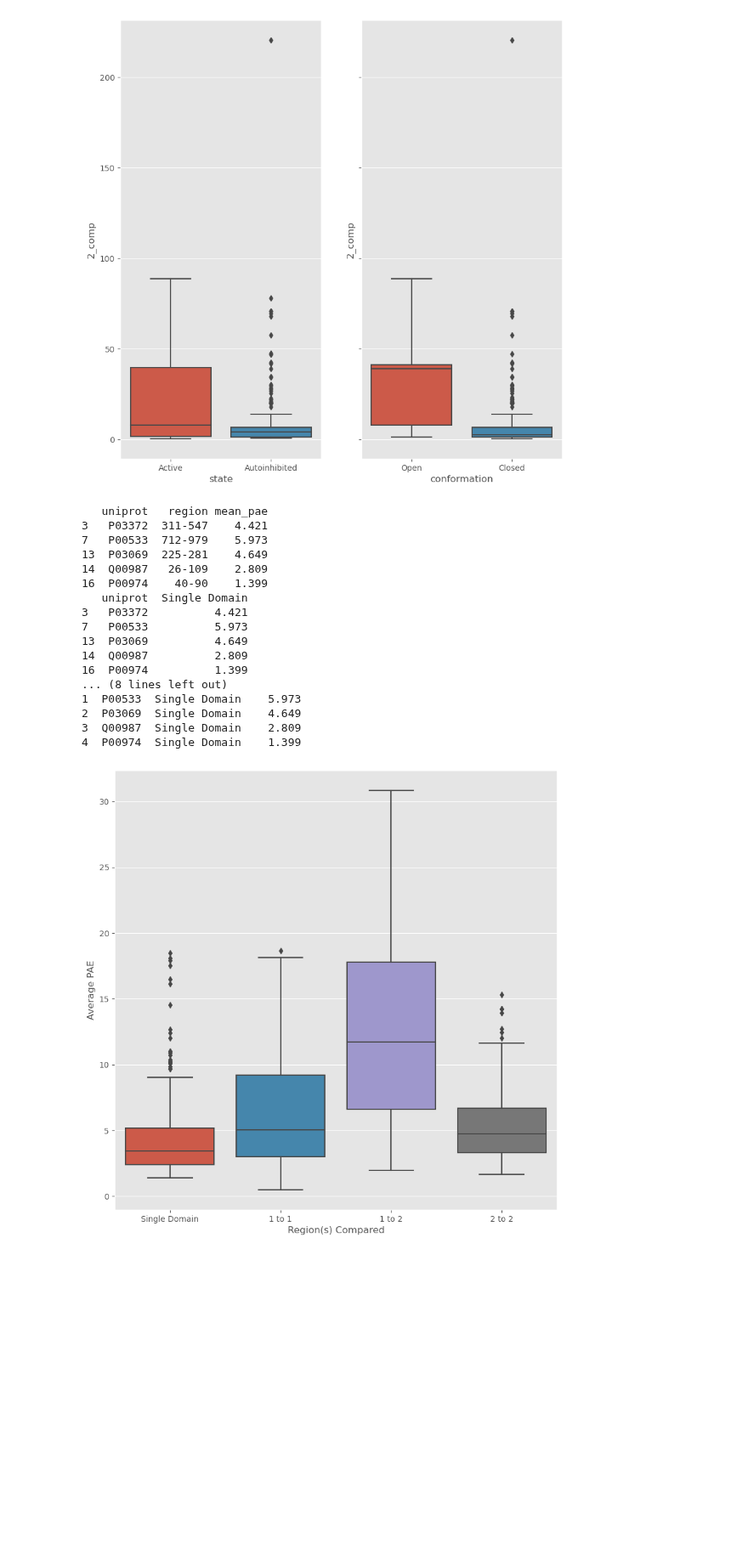
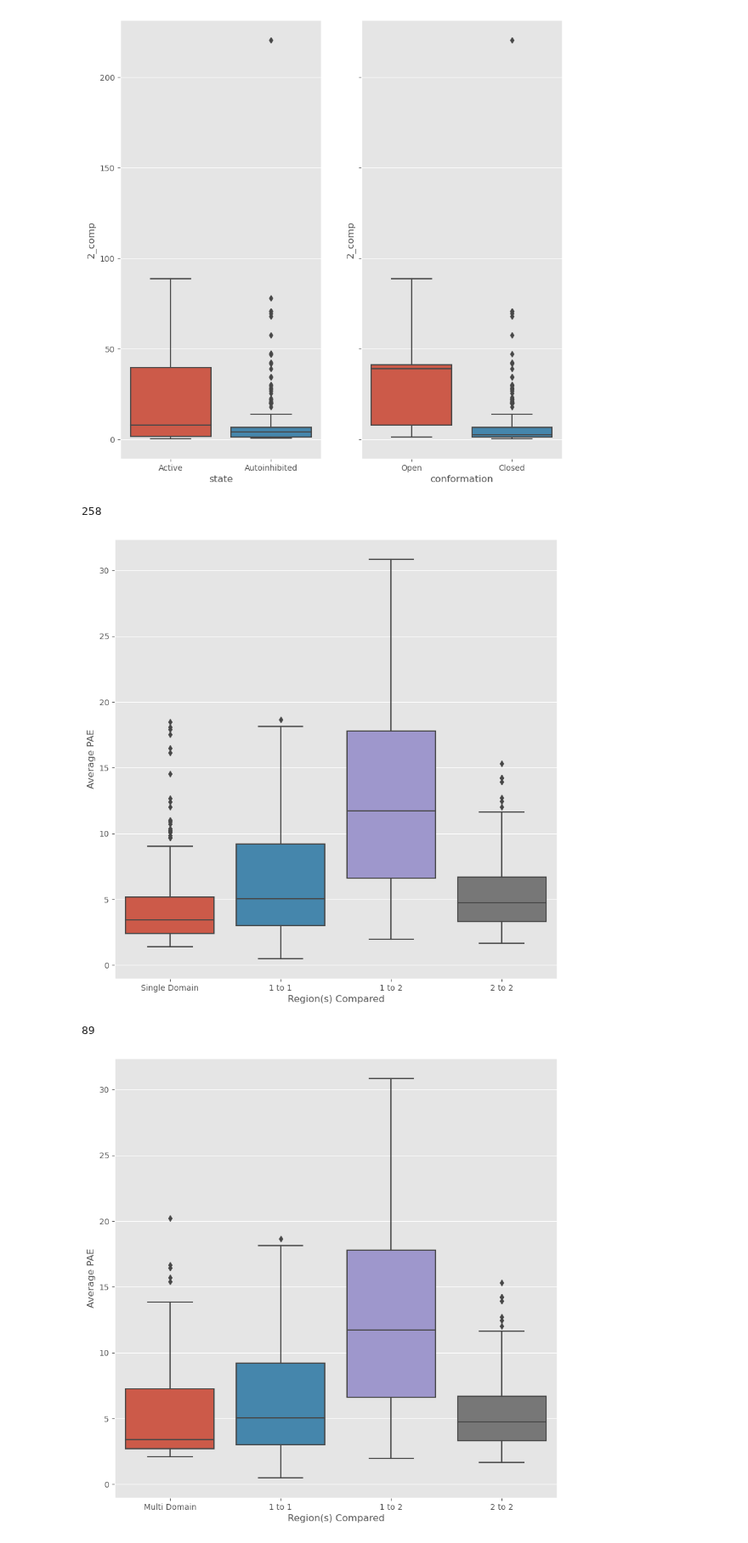
Before and after one commit to jpigles/alphafold-rmsd, a Jupyter notebook: disorder_analysis.ipynb, the cells around one changed output. Shown at 85% size. Cells and saved outputs as stored; diff of their text form; code cells hidden in the pictures; blank space fills up the shorter version.

Commit message:
multi-domain data

```diff
--- a/disorder_analysis.ipynb
+++ b/disorder_analysis.ipynb
@@ -76,6 +76,7 @@ for i in range(len(df_single)):
 df_single = df_single[['uniprot', 'mean_pae']].dropna()
 df_single = df_single.astype({'mean_pae': 'float'})
 df_single = df_single.rename(columns={'mean_pae': 'Single Domain'})
+print(len(df_single))
 
 
 
@@ -89,21 +90,28 @@ ax.set_ylabel('Average PAE')
 
 plt.show()
 # %% [output]
-   uniprot   region mean_pae
-3   P03372  311-547    4.421
-7   P00533  712-979    5.973
-13  P03069  225-281    4.649
-14  Q00987   26-109    2.809
-16  P00974    40-90    1.399
-   uniprot  Single Domain
-3   P03372          4.421
-7   P00533          5.973
-13  P03069          4.649
-14  Q00987          2.809
-16  P00974          1.399
-... (8 lines left out)
-1  P00533  Single Domain    5.973
-2  P03069  Single Domain    4.649
-3  Q00987  Single Domain    2.809
-4  P00974  Single Domain    1.399
+258
 [figure]
+# %%
+df_multi = pd.read_csv('./project_pipeline/data/multi_domain_pae.tsv', sep='\t').astype('object')
+
+# Reformat the dataframe
+df_multi = df_multi[['uniprot', 'mean_pae']].dropna()
+df_multi = df_multi.astype({'mean_pae': 'float'})
+df_multi = df_multi.rename(columns={'mean_pae': 'Multi Domain'})
+print(len(df_multi))
+
+
+
+df_all = df_multi.merge(df_pae, how='outer')
+df_all_melt = df_all.melt(id_vars=['uniprot'], var_name='region', value_name='mean_pae')
+
+f, ax = plt.subplots(ncols=1, nrows=1, figsize=(10, 10))
+sns.boxplot(data=df_all_melt, x='region', y='mean_pae', ax=ax)
+ax.set_xlabel('Region(s) Compared')
+ax.set_ylabel('Average PAE')
+
+plt.show()
+# %% [output]
+89
+[figure, added]
```
Also changed, not shown: 7 other files.
